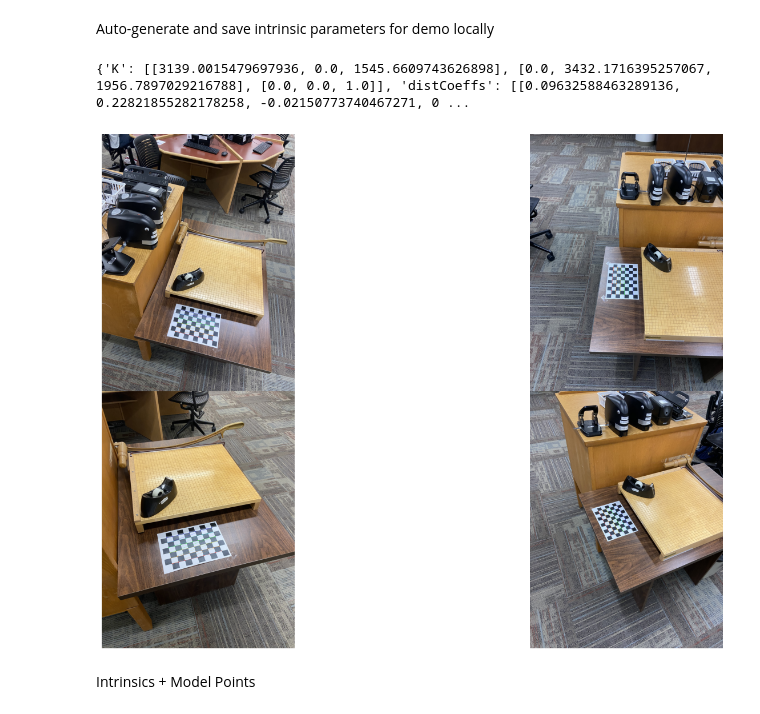
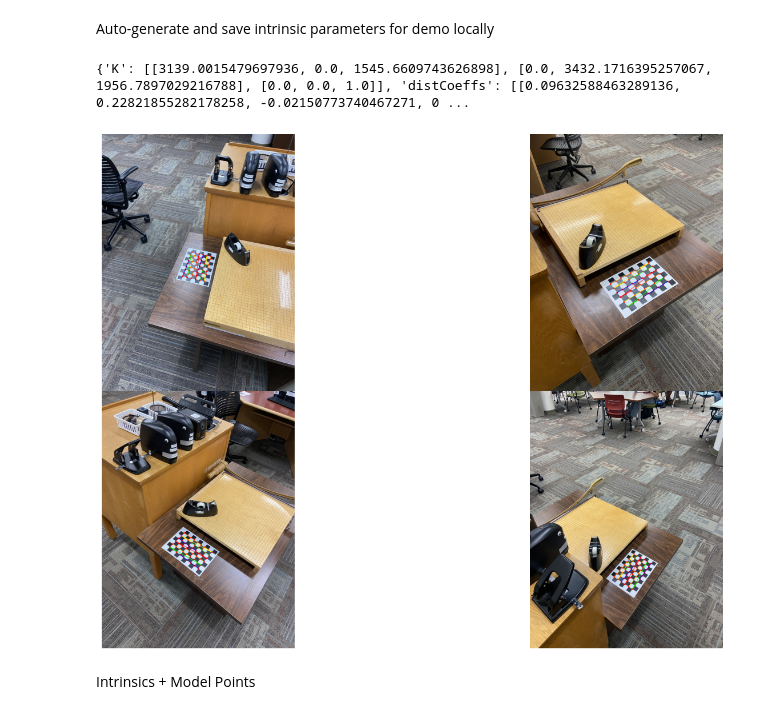
Before and after one commit to ggmeiner22/Estimating-Camera-Pose-from-a-Planar-Object, a Jupyter notebook: EstimatingCameraPoseFromAPlanarObject.ipynb, the cells around one changed output. Drawn from its saved outputs; the diff is of its cells as text; code cells hidden in the pictures.

Commit message:
made a manual overlay for the drawChessboard functionality so that it is easier to see

```diff
--- a/EstimatingCameraPoseFromAPlanarObject.ipynb
+++ b/EstimatingCameraPoseFromAPlanarObject.ipynb
@@ -111,47 +111,69 @@ imgpoints = []  # 2D points in image plane
 
 images = glob.glob(IMAGE_DIR)
 
-rgb_images = []
+images_drawChessboard = []
+images_manualOverlay = []
+
 for fname in images:
-    img = cv2.imread(fname)
-    gray = cv2.cvtColor(img, cv2.COLOR_BGR2GRAY)
+    img = cv.imread(fname)
+    gray = cv.cvtColor(img, cv.COLOR_BGR2GRAY)
 
     # Find the chess board corners
-    ret, corners = cv2.findChessboardCorners(gray, CHECKERBOARD, None)
+    ret, corners = cv.findChessboardCorners(gray, CHECKERBOARD, None)
 
     if ret:
         objpoints.append(objp)
         # refine corner locations
-        corners2 = cv2.cornerSubPix(
+        corners2 = cv.cornerSubPix(
             gray, corners, (11, 11), (-1, -1),
-            criteria=(cv2.TERM_CRITERIA_EPS + cv2.TERM_CRITERIA_MAX_ITER, 30, 0.001)
+            criteria=(cv.TERM_CRITERIA_EPS + cv.TERM_CRITERIA_MAX_ITER, 30, 0.001)
         )
         imgpoints.append(corners2)
 
+        ## Manual Overlay for easy viewing
+        img2 = img.copy()
 
-        cv.drawChessboardCorners(img, CHECKERBOARD, corners2, ret)
-        color_fixed = cv.cvtColor(img, cv.COLOR_BGR2RGB)
-        rgb_images.append(color_fixed)
+        for pt in corners2:
+          x, y = pt.ravel()
+          cv.circle(img2, (int(x), int(y)), radius=8, color=(0,0,255), thickness=10)
 
-image_grid(rgb_images[:4], rows=2, cols=2, rgb=True, show_axes=False)
+        rows, cols = CHECKERBOARD
+        colors = [
+            (255, 0, 0),     # Blue
+            (0, 255, 0),     # Green
+            (0, 255, 255),   # Yellow
+            (0, 165, 255),   # Orange
+            (0, 0, 255)      # Red
+        ]
+        for i in range(rows):
+            color = colors[i % len(colors)]
+            for j in range(cols-1):
+                pt1 = tuple(map(int, corners2[i*cols + j].ravel()))
+                pt2 = tuple(map(int, corners2[i*cols + j + 1].ravel()))
+                cv.line(img2, pt1, pt2, color, thickness=5)
+
+        images_manualOverlay.append(cv.cvtColor(img2, cv.COLOR_BGR2RGB))
+
+
+image_grid(images_manualOverlay[:4], rows=2, cols=2, rgb=True, show_axes=False)
 
 ret, mtx, dist, rvecs, tvecs = cv.calibrateCamera(
     objpoints, imgpoints, gray.shape[::-1], None, None
 )
 
 data = {
     'K' : mtx.tolist(),
     'distCoeffs' : dist.tolist()
 }
 
 print(data)
 
 
 with open('intrinsics.json', 'w', encoding='utf-8') as f:
   json.dump(data, f, indent=4)
 # %% [output]
 {'K': [[3139.0015479697936, 0.0, 1545.6609743626898], [0.0, 3432.1716395257067, 1956.7897029216788], [0.0, 0.0, 1.0]], 'distCoeffs': [[0.09632588463289136, 0.22821855282178258, -0.02150773740467271, 0 ...
-[figure, old version]
+[figure, new version]
 # %% [markdown]
 Intrinsics + Model Points
 # %%
```
Also changed, not shown: parts of 1 cell of this notebook.
